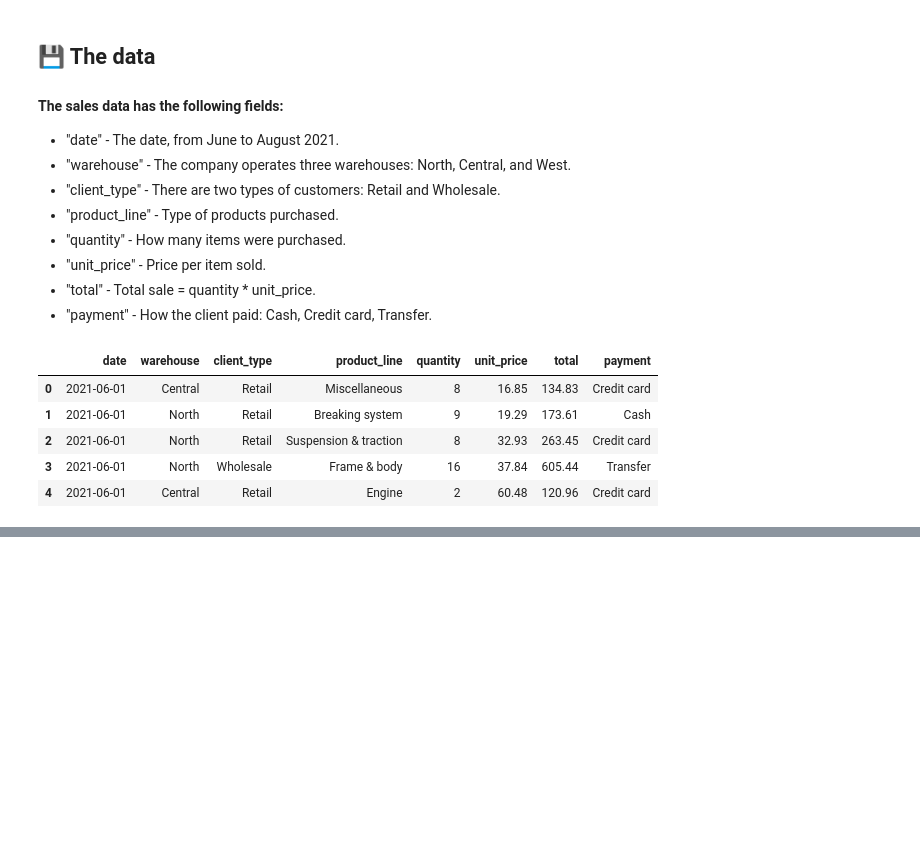
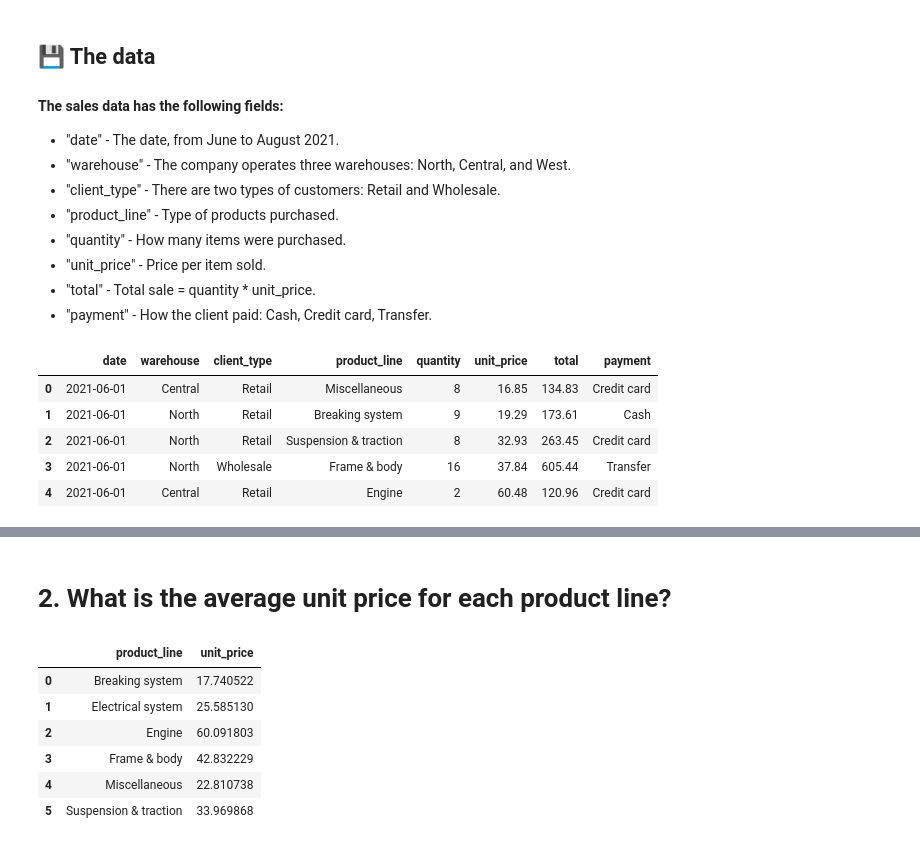
Before and after one commit to LuisEVT/Sales_Data_On_Motorcycle_Parts, a Jupyter notebook: Sale_Data_On_Motorcycle_Parts.ipynb, the cells around one changed output, grey strips where cells are left out. Saved outputs shown, nothing was run; the diff lists cells and outputs as text; code cells hidden in the pictures; blank space fills up the shorter version.

```diff
--- a/Sale_Data_On_Motorcycle_Parts.ipynb
+++ b/Sale_Data_On_Motorcycle_Parts.ipynb
@@ -37,0 +97,13 @@ df.head()
+# %% [markdown]
+# 2. What is the average unit price for each product line?
+# %%
+product_line_df = sales_df.groupby(['product_line'])['unit_price'].mean().reset_index()
+product_line_df
+# %% [output]
+|  | product_line | unit_price |
+| 0 | Breaking system | 17.740522 |
+| 1 | Electrical system | 25.585130 |
+| 2 | Engine | 60.091803 |
+| 3 | Frame & body | 42.832229 |
+| 4 | Miscellaneous | 22.810738 |
+| 5 | Suspension & traction | 33.969868 |
```
Also changed, not shown: parts of 10 cells of this notebook.
